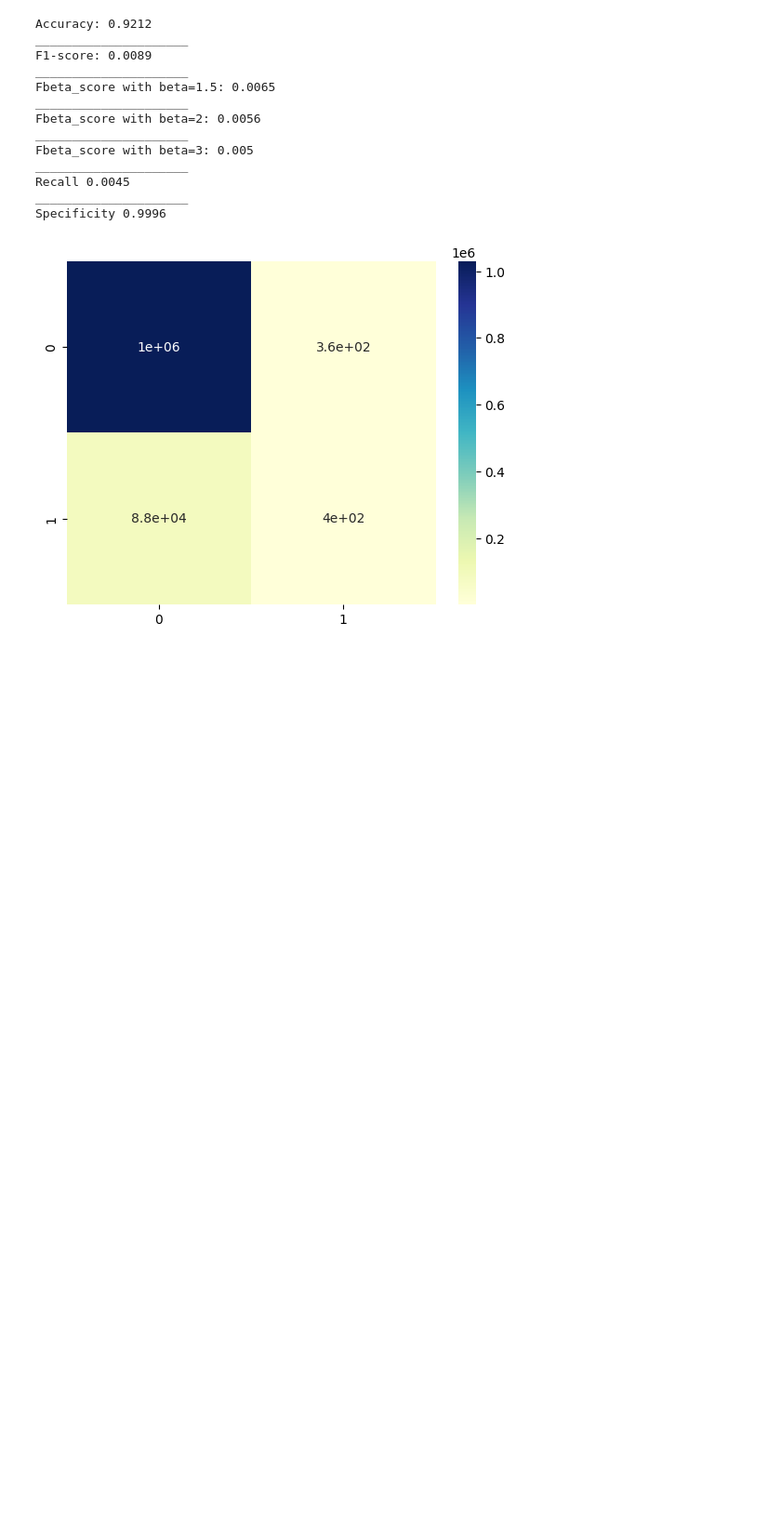
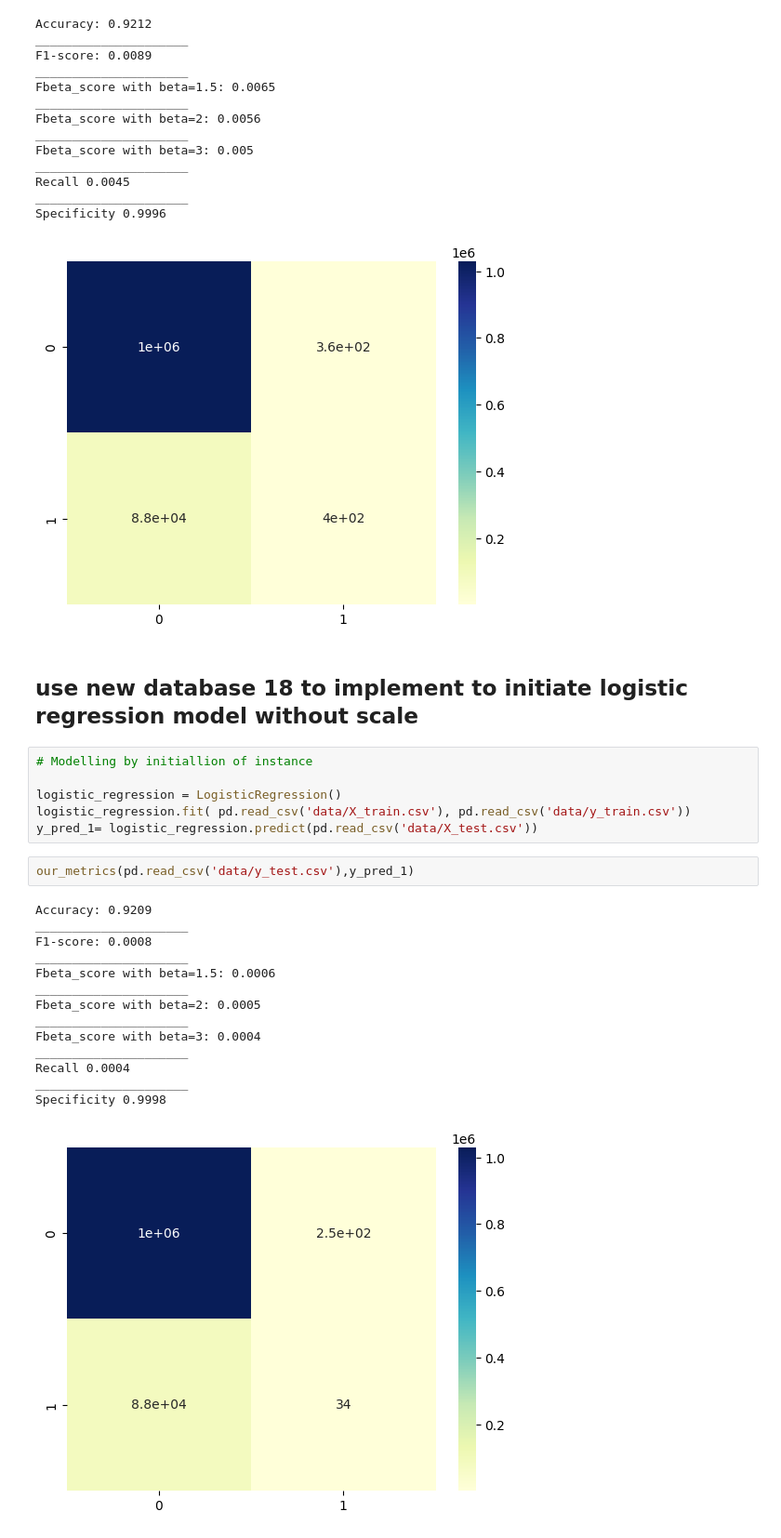
Before and after one commit to Cazta/fraud_detection_electricity_company, a Jupyter notebook: fraud_ml_model-logistic_regression.ipynb, the cells around one changed output. Shown at 93% size. Cells and saved outputs as stored; diff of their text form; blank space fills up the shorter version.

```diff
--- a/fraud_ml_model-logistic_regression.ipynb
+++ b/fraud_ml_model-logistic_regression.ipynb
@@ -106,3 +106,28 @@ Recall 0.0045
 _____________________
 Specificity 0.9996
 [figure]
+# %% [markdown]
+## use new database 18  to implement to initiate  logistic regression model without scale
+# %%
+# Modelling by initiallion of instance
+
+logistic_regression = LogisticRegression()
+logistic_regression.fit( pd.read_csv('data/X_train.csv'), pd.read_csv('data/y_train.csv'))
+y_pred_1= logistic_regression.predict(pd.read_csv('data/X_test.csv'))
+# %%
+our_metrics(pd.read_csv('data/y_test.csv'),y_pred_1)
+# %% [output]
+Accuracy: 0.9209
+_____________________
+F1-score: 0.0008
+_____________________
+Fbeta_score with beta=1.5: 0.0006
+_____________________
+Fbeta_score with beta=2: 0.0005
+_____________________
+Fbeta_score with beta=3: 0.0004
+_____________________
+Recall 0.0004
+_____________________
+Specificity 0.9998
+[figure, added]
```
Also changed, not shown: parts of 7 cells of this notebook.
